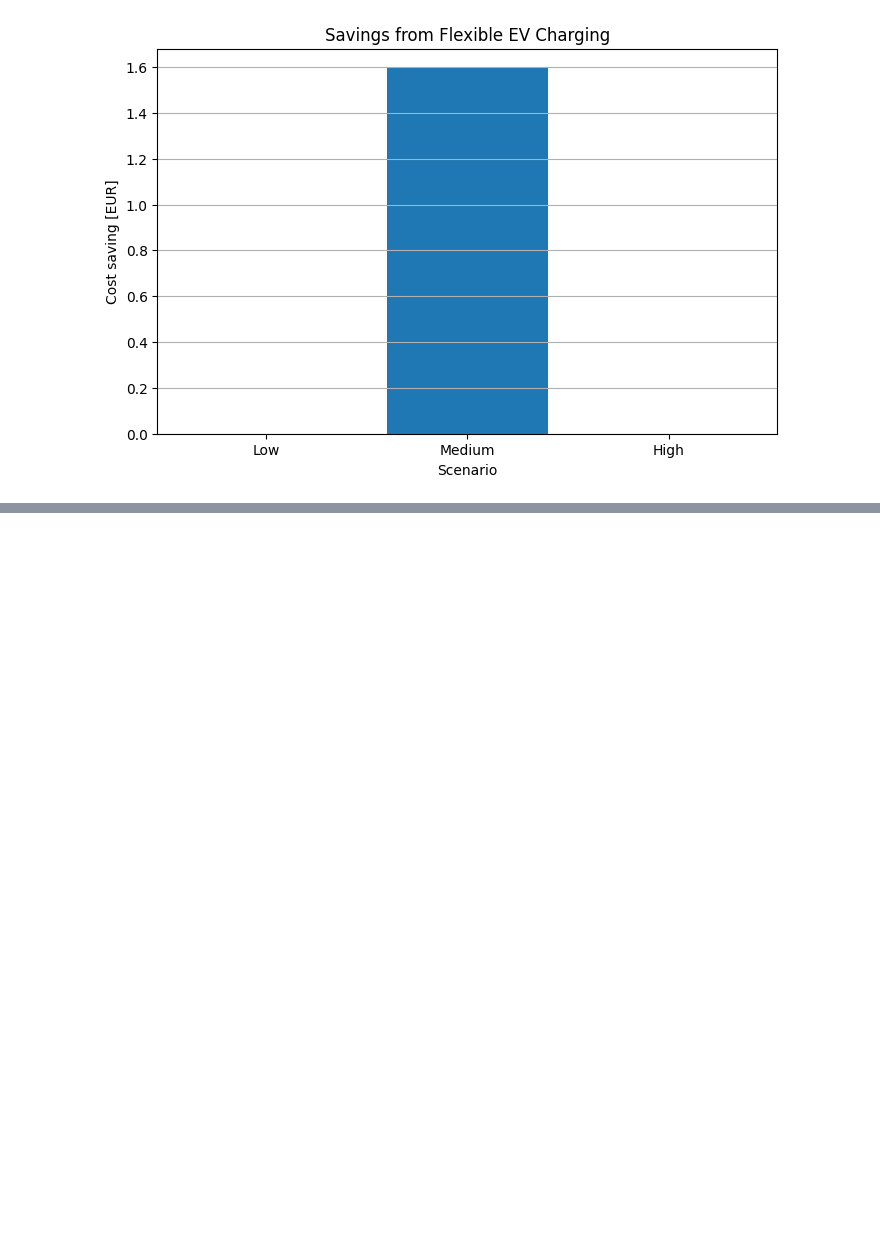
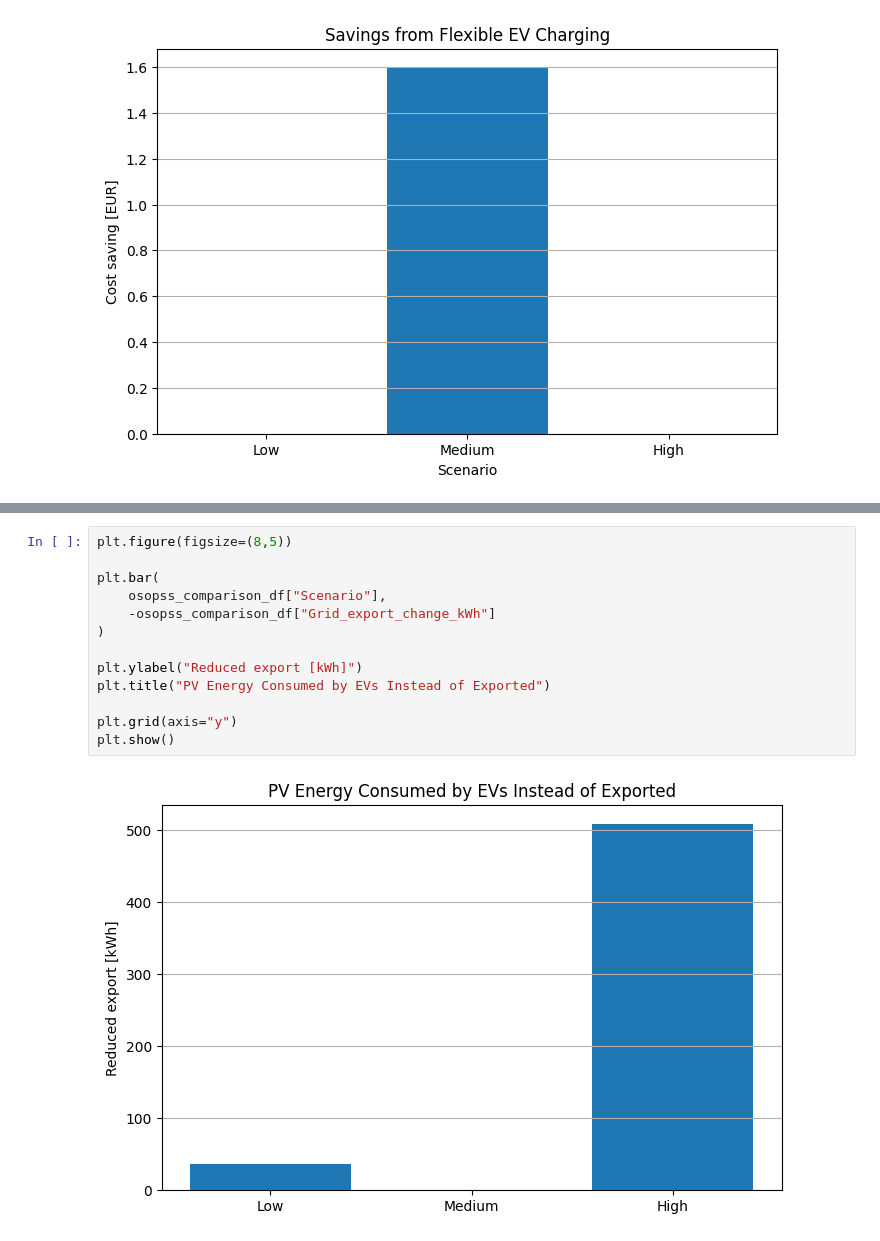
Before and after one commit to MTZ029/EV-Solar-Parking-Optimization, a Jupyter notebook: notebooks/14_optimal_sized_system_with_EVs.ipynb, the cells around one changed output, grey strips where cells are left out. Drawn from its saved outputs; the diff is of its cells as text; blank space fills up the shorter version.

```diff
--- a/notebooks/14_optimal_sized_system_with_EVs.ipynb
+++ b/notebooks/14_optimal_sized_system_with_EVs.ipynb
@@ -806,0 +1182,15 @@ plt.show()
+# %%
+plt.figure(figsize=(8,5))
+
+plt.bar(
+    osopss_comparison_df["Scenario"],
+    -osopss_comparison_df["Grid_export_change_kWh"]
+)
+
+plt.ylabel("Reduced export [kWh]")
+plt.title("PV Energy Consumed by EVs Instead of Exported")
+
+plt.grid(axis="y")
+plt.show()
+# %% [output]
+[figure, added]
```
Also changed, not shown: parts of 10 cells of this notebook, 7 other files.
